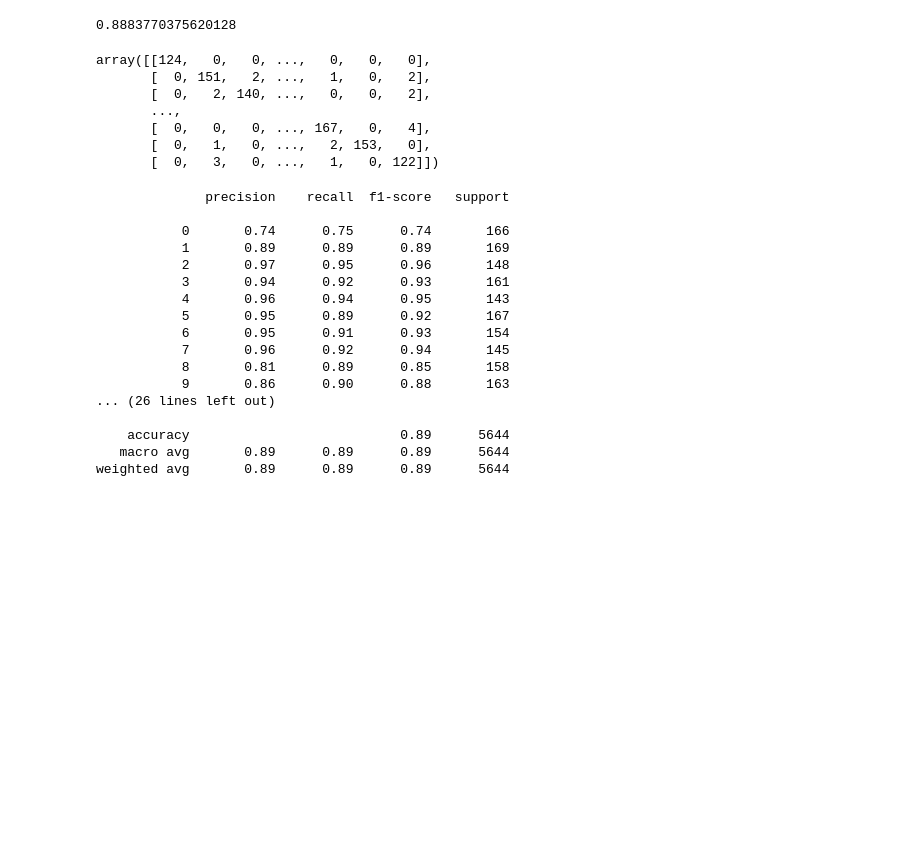
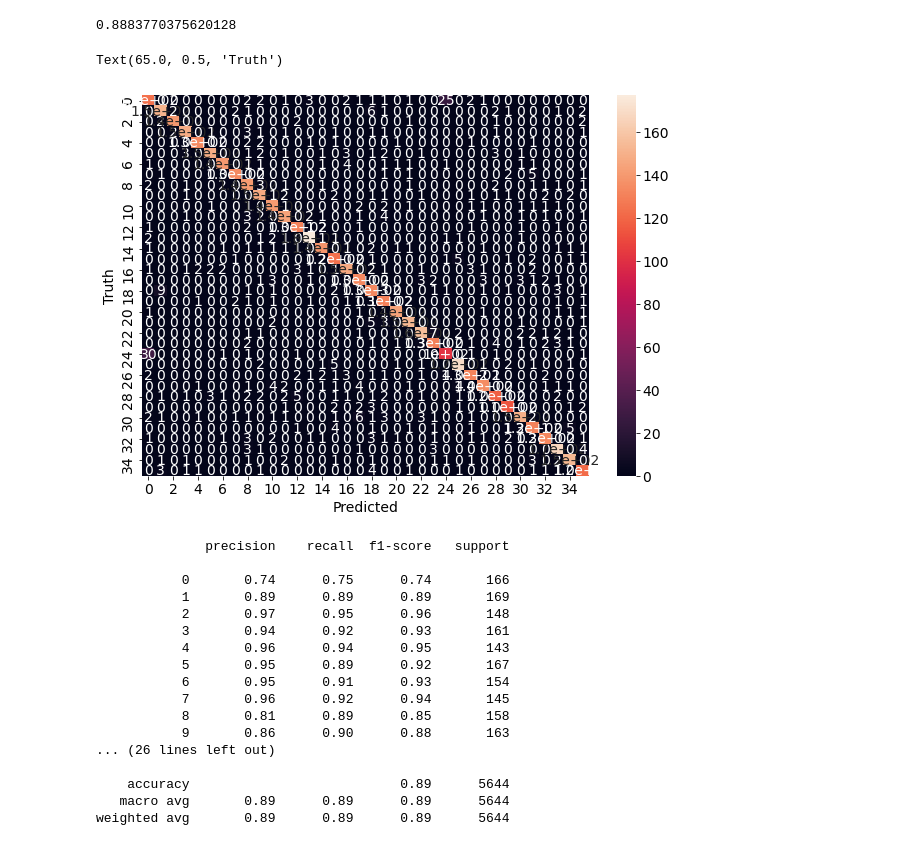
Before and after one commit to karennarod/license_plate_detection, a Jupyter notebook: Final_LogisticRegression.ipynb, the cells around one changed output. Saved outputs shown, nothing was run; the diff lists cells and outputs as text; code cells hidden in the pictures; blank space fills up the shorter version.

```diff
--- a/Final_LogisticRegression.ipynb
+++ b/Final_LogisticRegression.ipynb
@@ -143,16 +144,14 @@ model.score(X_test, y_test)#how good the model is
 # %%
 #confusion matrix
 y_predicted = model.predict(X_test)
 cm = confusion_matrix(y_test, y_predicted)
-cm
+plt.figure(figsize = (10, 7))
+sn.heatmap(cm, annot=True)
+plt.xlabel('Predicted')
+plt.ylabel('Truth')
 # %% [output]
-array([[124,   0,   0, ...,   0,   0,   0],
-       [  0, 151,   2, ...,   1,   0,   2],
-       [  0,   2, 140, ...,   0,   0,   2],
-       ...,
-       [  0,   0,   0, ..., 167,   0,   4],
-       [  0,   1,   0, ...,   2, 153,   0],
-       [  0,   3,   0, ...,   1,   0, 122]])
+Text(65.0, 0.5, 'Truth')
+[figure, added]
 # %%
 print(metrics.classification_report(y_test, y_predicted))
 # %% [output]
```
Also changed, not shown: parts of 5 cells of this notebook, 7 other files.
